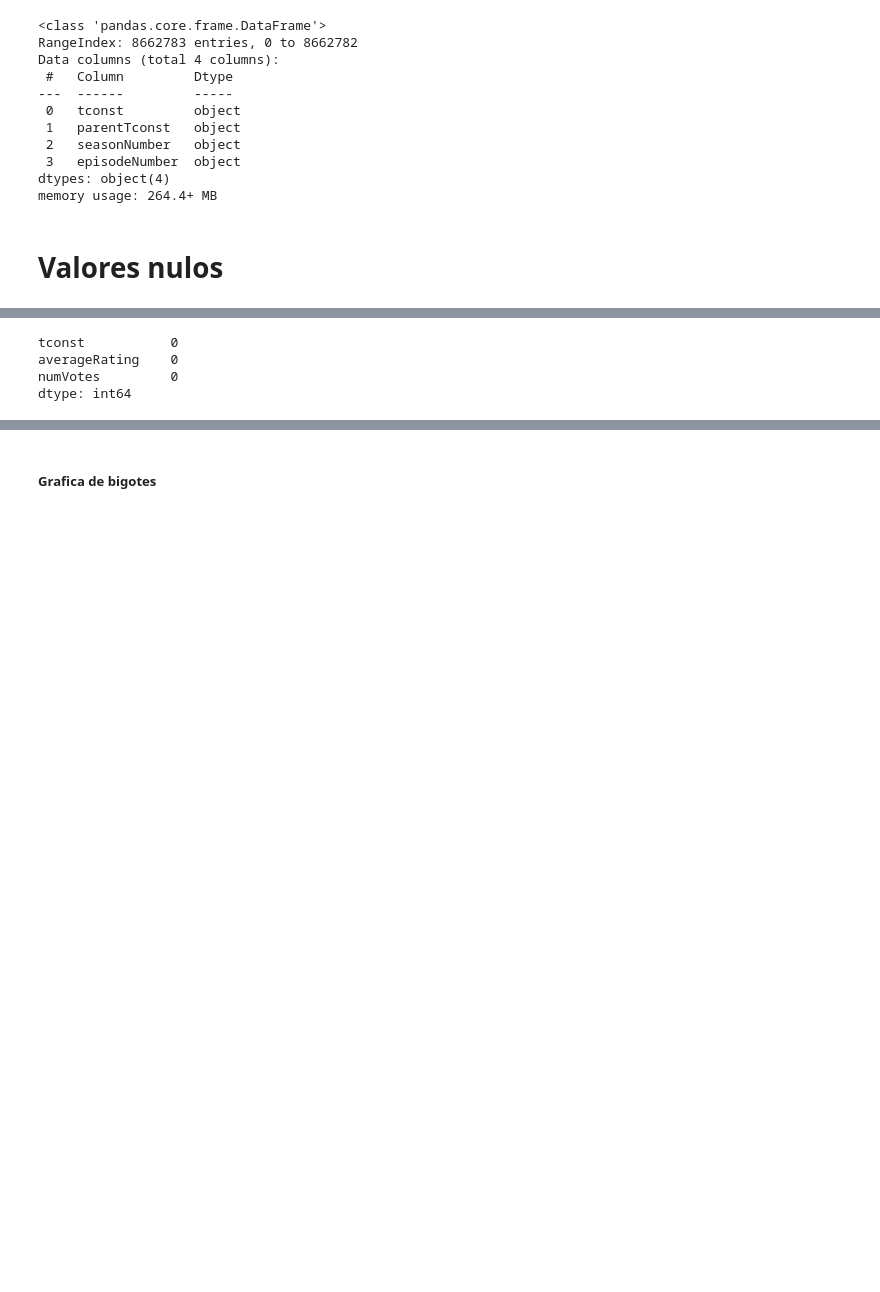
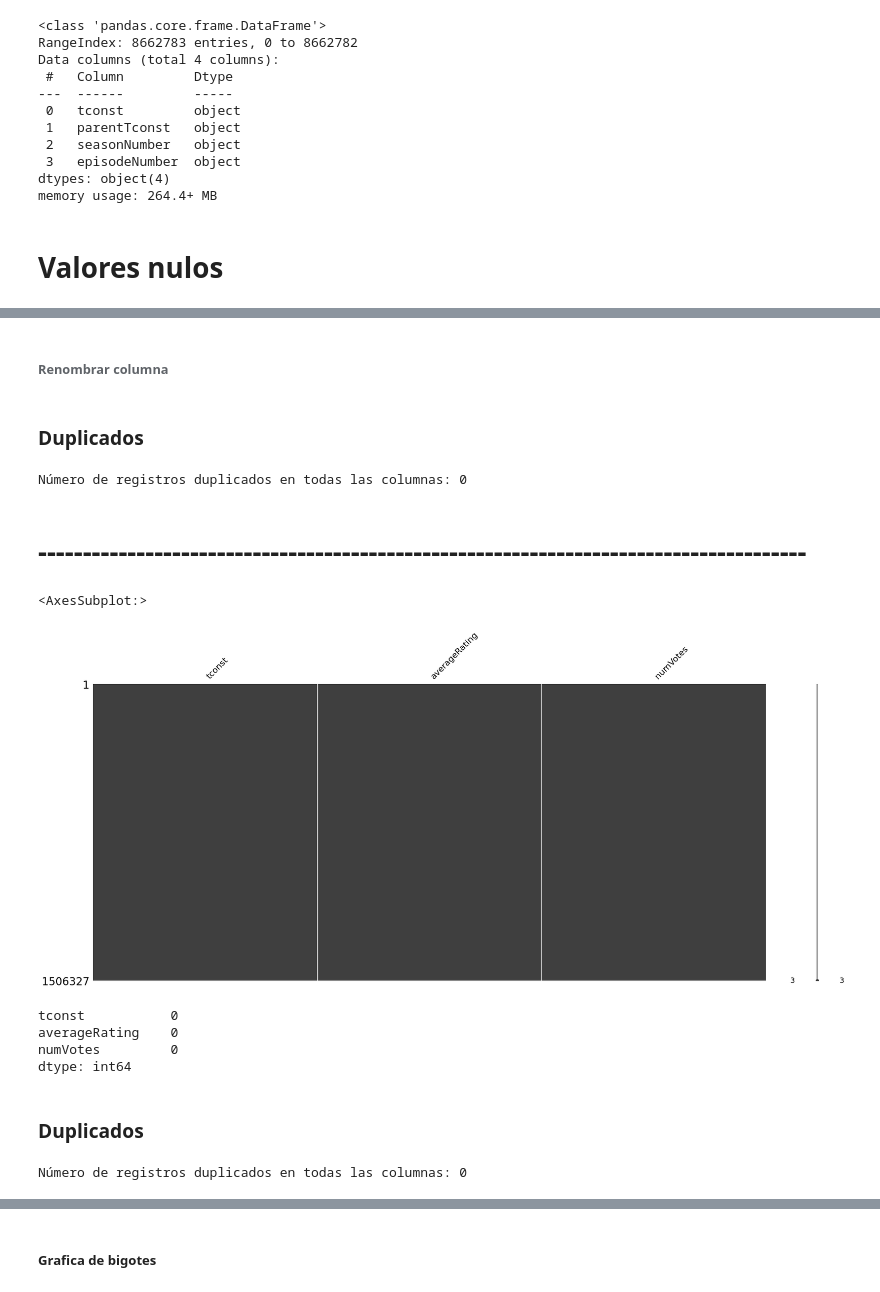
Before and after one commit to JaimeIngenia/PerfilPython_CienciaDatos, a Jupyter notebook: Becarios/tarea2/analisis.ipynb, the cells around one changed output, grey strips where cells are left out. Cells and saved outputs as stored; diff of their text form; code cells hidden in the pictures; blank space fills up the shorter version.

```diff
--- a/Becarios/tarea2/analisis.ipynb
+++ b/Becarios/tarea2/analisis.ipynb
@@ -64,3 +102,5 @@ df_title_ratings_2.tail(3)
+# %%
+df_title_ratings_2.replace({'\\N': np.nan}, inplace=True)
 # %%
 df_name_basics_3.tail(3)
 # %% [output]
@@ -182,0 +289,2 @@ dtype: int64
+# %% [markdown]
+###### Renombrar columna
@@ -183 +294,15 @@ dtype: int64
+# %% [markdown]
+### Duplicados
+# %%
+duplicados_todas_columnas = df_title_basics_1[df_title_basics_1.duplicated(keep=False)]
+print(f"Número de registros duplicados en todas las columnas: {duplicados_todas_columnas.shape[0]}")
+# %% [output]
+Número de registros duplicados en todas las columnas: 0
+# %% [markdown]
+# --------------------------------------------------------------------------------------
+# %%
+msno.matrix(df_title_ratings_2)
+# %% [output]
+<AxesSubplot:>
+[figure, added]
 # %%
@@ -191,3 +314,10 @@ tconst           0
 averageRating    0
 numVotes         0
 dtype: int64
+# %% [markdown]
+### Duplicados
+# %%
+duplicados_todas_columnas_2 = df_title_ratings_2[df_title_ratings_2.duplicated(keep=False)]
+print(f"Número de registros duplicados en todas las columnas: {duplicados_todas_columnas_2.shape[0]}")
+# %% [output]
+Número de registros duplicados en todas las columnas: 0
```
Also changed, not shown: parts of 70 cells of this notebook.
